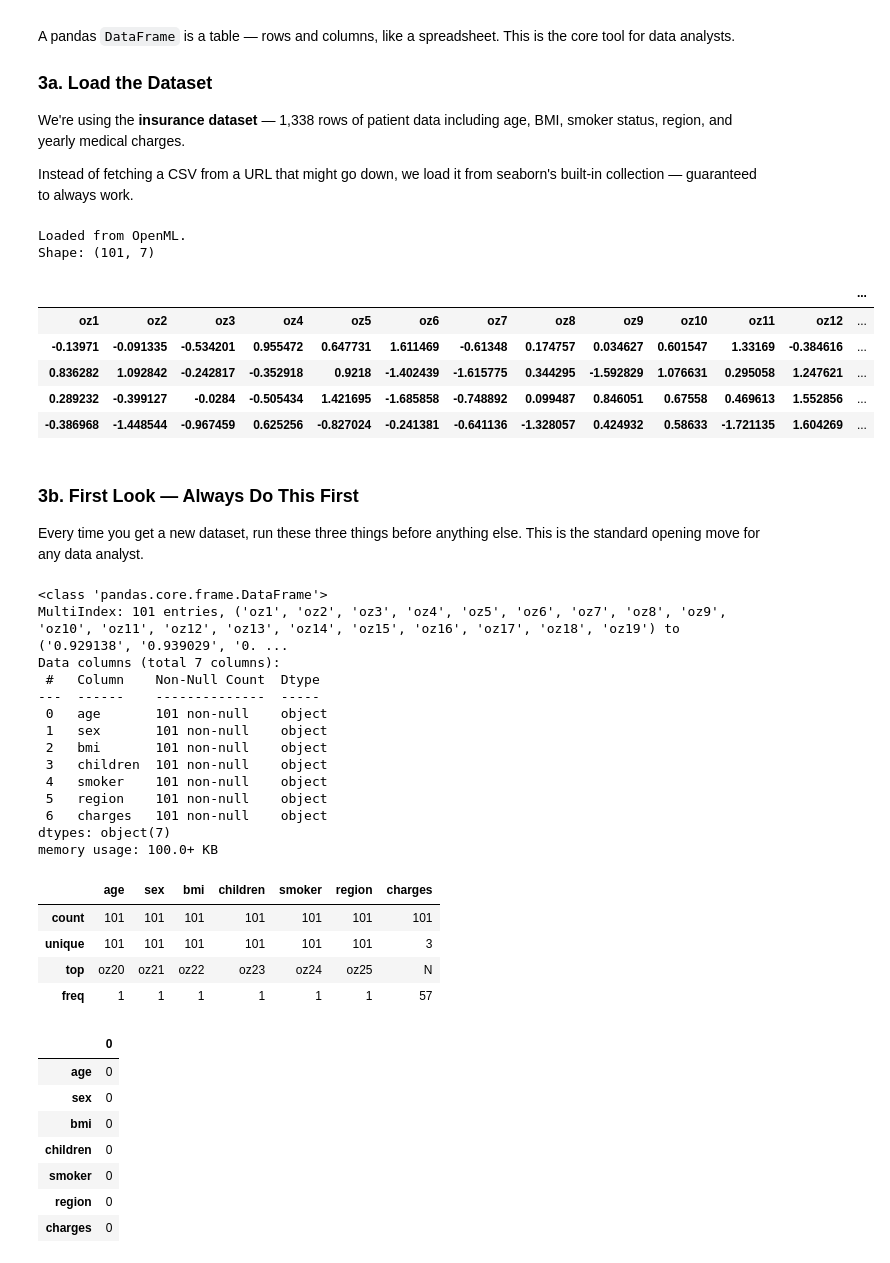
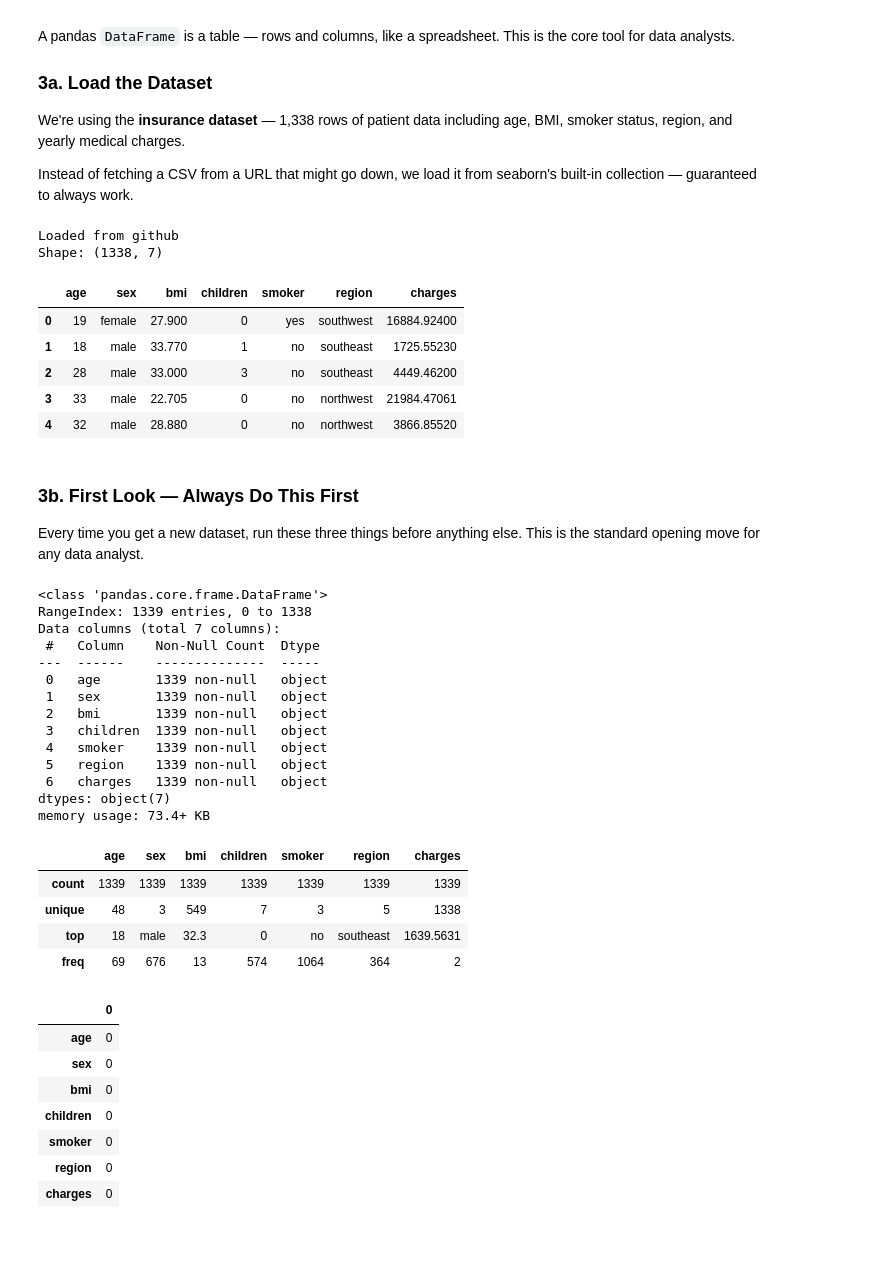
Before and after one commit to BrianCarela/Data-analytics-practice, a Jupyter notebook: phase1_python_for_data_v2.ipynb, the cells around one changed output. Drawn from its saved outputs; the diff is of its cells as text; code cells hidden in the pictures.

```diff
--- a/phase1_python_for_data_v2.ipynb
+++ b/phase1_python_for_data_v2.ipynb
@@ -170,14 +170,13 @@ df = sns.load_dataset('healthexp')
 import urllib.request
 import io
 
-url = 'https://www.openml.org/data/get_csv/53309/insurance.arff'
+url = 'https://raw.githubusercontent.com/BrianCarela/Data-analytics-practice/refs/heads/main/insurance.csv'
 try:
     response = urllib.request.urlopen(url)
     # Skip ARFF header lines that start with '@'
     lines = [l.decode('utf-8') for l in response if not l.decode('utf-8').startswith('@')]
-    df = pd.read_csv(io.StringIO('\n'.join(lines)),
-                     names=['age','sex','bmi','children','smoker','region','charges'])
-    print('Loaded from OpenML.')
+    df = pd.read_csv(io.StringIO('\n'.join(lines)))
+    print('Loaded from github')
 except:
     # Fallback: construct a representative sample inline
     print('URL unavailable — using built-in sample dataset.')
@@ -192,41 +191,41 @@ except:
                      'male','female','male','female','male','male','male','female','male','female'],
         'bmi':      [27.9,33.77,33.0,22.705,28.88,25.74,33.44,27.74,29.83,25.84,
                      26.22,26.29,34.4,27.72,42.13,24.6,26.315,17.385,28.0,36.85,
                      32.4,23.2,28.31,31.92,34.1,27.72,23.085,32.775,28.05,33.4,
                      17.19,18.335,34.105,28.6,26.315,23.75,45.36,22.515,30.715,29.7,
                      34.01,33.0,34.43,36.765,27.36,30.115,22.135,22.8,27.5,31.0],
         'children': [0,1,3,0,0,0,1,3,2,0,0,0,0,0,0,1,0,0,0,1,
                      0,0,0,0,2,0,0,0,0,0,0,0,0,0,1,0,0,0,0,0,
                      1,0,0,0,0,1,0,0,1,0],
         'smoker':   ['yes','no','no','no','no','no','no','no','no','no',
                      'no','yes','no','no','yes','no','no','no','yes','yes',
                      'no','no','no','no','no','no','yes','no','no','no',
                      'no','no','yes','no','no','no','no','no','no','yes',
                      'no','no','no','no','no','no','no','no','yes','no'],
         'region':   ['southwest','southeast','southeast','northwest','northwest','southeast','southeast','northwest','northeast','northwest',
                      'northeast','southeast','southwest','northeast','southeast','northeast','northeast','northeast','southwest','southeast',
                      'southwest','southwest','southeast','northeast','northeast','northeast','northwest','southeast','southeast','southwest',
                      'northeast','southeast','southeast','southwest','northeast','northeast','southeast','northwest','southeast','northeast',
                      'northwest','southeast','southwest','southeast','northeast','southwest','northeast','northeast','southeast','southwest'],
         'charges':  [16884.924,1725.5523,4449.462,21984.47061,3866.8552,3756.6216,8240.5896,7281.5056,6406.4107,28923.13692,
                      2721.3208,27808.7251,1826.843,11090.7178,39611.7577,1837.237,10797.3362,2395.17155,10602.385,5272.1758,
                      28923.13692,2395.17155,2352.9682,5267.25,7258.6688,13457.9612,23045.56616,10226.2842,2395.17155,6435.609,
                      1826.843,1631.8212,36837.467,1534.3208,1825.35,2395.17155,42303.6924,2198.18985,18963.17195,2302.3,
                      8083.9198,4564.191,8606.2171,26187.91947,2414.7995,10791.9602,4439.9553,11244.3765,20709.01894,4718.7]
     }
     df = pd.DataFrame(data)
 
 print(f'Shape: {df.shape}')  # (rows, columns)
 df.head()
 # %% [output]
-Loaded from OpenML.
-Shape: (101, 7)
+Loaded from github
+Shape: (1338, 7)
-|  |  |  |  |  |  |  |  |  |  |  |  | ... |
-| oz1 | oz2 | oz3 | oz4 | oz5 | oz6 | oz7 | oz8 | oz9 | oz10 | oz11 | oz12 | ... |
-| -0.13971 | -0.091335 | -0.534201 | 0.955472 | 0.647731 | 1.611469 | -0.61348 | 0.174757 | 0.034627 | 0.601547 | 1.33169 | -0.384616 | ... |
-| 0.836282 | 1.092842 | -0.242817 | -0.352918 | 0.9218 | -1.402439 | -1.615775 | 0.344295 | -1.592829 | 1.076631 | 0.295058 | 1.247621 | ... |
-| 0.289232 | -0.399127 | -0.0284 | -0.505434 | 1.421695 | -1.685858 | -0.748892 | 0.099487 | 0.846051 | 0.67558 | 0.469613 | 1.552856 | ... |
-| -0.386968 | -1.448544 | -0.967459 | 0.625256 | -0.827024 | -0.241381 | -0.641136 | -1.328057 | 0.424932 | 0.58633 | -1.721135 | 1.604269 | ... |
+|  | age | sex | bmi | children | smoker | region | charges |
+| 0 | 19 | female | 27.900 | 0 | yes | southwest | 16884.92400 |
+| 1 | 18 | male | 33.770 | 1 | no | southeast | 1725.55230 |
+| 2 | 28 | male | 33.000 | 3 | no | southeast | 4449.46200 |
+| 3 | 33 | male | 22.705 | 0 | no | northwest | 21984.47061 |
+| 4 | 32 | male | 28.880 | 0 | no | northwest | 3866.85520 |
 # %% [markdown]
 ### 3b. First Look — Always Do This First
 
@@ -236,29 +235,29 @@ Every time you get a new dataset, run these three things before anything else. T
 df.info()
 # %% [output]
 <class 'pandas.core.frame.DataFrame'>
-MultiIndex: 101 entries, ('oz1', 'oz2', 'oz3', 'oz4', 'oz5', 'oz6', 'oz7', 'oz8', 'oz9', 'oz10', 'oz11', 'oz12', 'oz13', 'oz14', 'oz15', 'oz16', 'oz17', 'oz18', 'oz19') to ('0.929138', '0.939029', '0. ...
+RangeIndex: 1339 entries, 0 to 1338
 Data columns (total 7 columns):
  #   Column    Non-Null Count  Dtype
 ---  ------    --------------  -----
- 0   age       101 non-null    object
- 1   sex       101 non-null    object
- 2   bmi       101 non-null    object
- 3   children  101 non-null    object
- 4   smoker    101 non-null    object
- 5   region    101 non-null    object
- 6   charges   101 non-null    object
+ 0   age       1339 non-null   object
+ 1   sex       1339 non-null   object
+ 2   bmi       1339 non-null   object
+ 3   children  1339 non-null   object
+ 4   smoker    1339 non-null   object
+ 5   region    1339 non-null   object
+ 6   charges   1339 non-null   object
 dtypes: object(7)
-memory usage: 100.0+ KB
+memory usage: 73.4+ KB
 # %%
 # 2. Summary statistics on all numeric columns
 # count, mean, std, min, 25th percentile, median, 75th percentile, max
 df.describe()
 # %% [output]
 |  | age | sex | bmi | children | smoker | region | charges |
-| count | 101 | 101 | 101 | 101 | 101 | 101 | 101 |
-| unique | 101 | 101 | 101 | 101 | 101 | 101 | 3 |
-| top | oz20 | oz21 | oz22 | oz23 | oz24 | oz25 | N |
-| freq | 1 | 1 | 1 | 1 | 1 | 1 | 57 |
+| count | 1339 | 1339 | 1339 | 1339 | 1339 | 1339 | 1339 |
+| unique | 48 | 3 | 549 | 7 | 3 | 5 | 1338 |
+| top | 18 | male | 32.3 | 0 | no | southeast | 1639.5631 |
+| freq | 69 | 676 | 13 | 574 | 1064 | 364 | 2 |
 # %%
 # 3. Check for missing values
 # In real datasets, missing data is everywhere — always check
```
Also changed, not shown: parts of 2 cells of this notebook.
